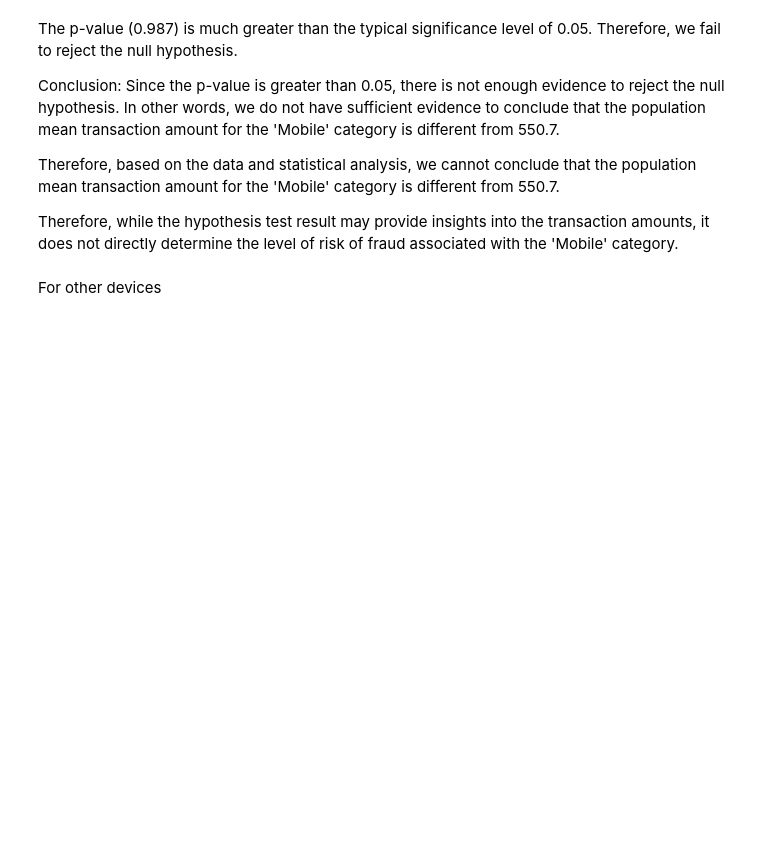
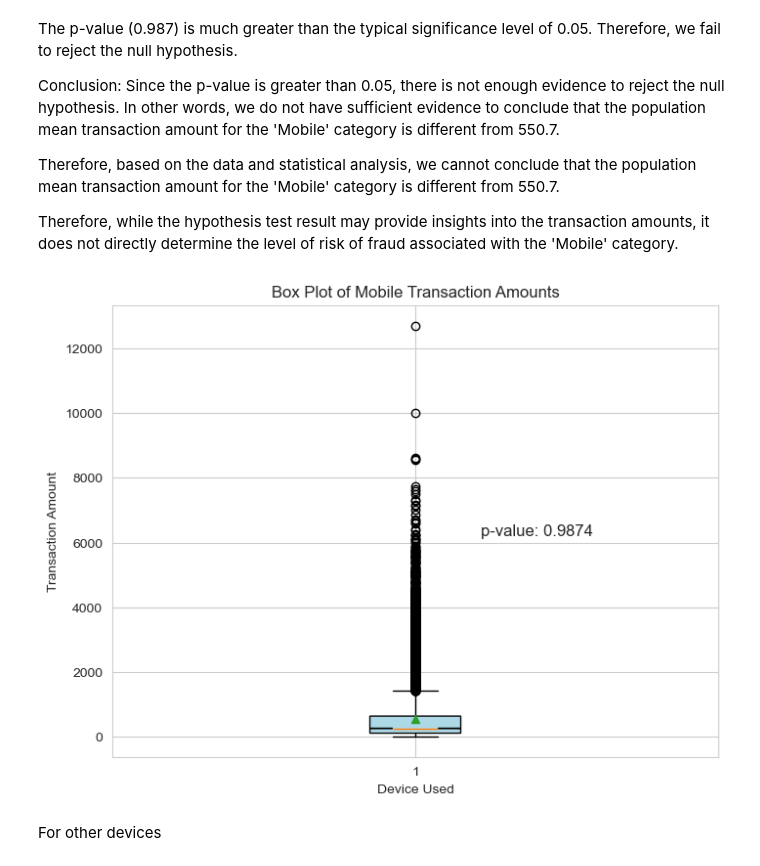
Before and after one commit to muneebsamad/project-1, a Jupyter notebook: Roshni_Script.ipynb, the cells around one changed output. Cells and saved outputs as stored; diff of their text form; code cells hidden in the pictures; blank space fills up the shorter version.

```diff
--- a/Roshni_Script.ipynb
+++ b/Roshni_Script.ipynb
@@ -576,6 +610,24 @@ Since the p-value is greater than 0.05, there is not enough evidence to reject t
 Therefore, based on the data and statistical analysis, we cannot conclude that the population mean transaction amount for the 'Mobile' category is different from 550.7.
 
 Therefore, while the hypothesis test result may provide insights into the transaction amounts, it does not directly determine the level of risk of fraud associated with the 'Mobile' category.
+# %%
+# Set up the box plot
+plt.figure(figsize=(8, 6))
+plt.boxplot(mobile_data, notch=True, patch_artist=True, showmeans=True, boxprops=dict(facecolor='lightblue'))
+plt.title('Box Plot of Mobile Transaction Amounts')
+plt.xlabel('Device Used')
+plt.ylabel('Transaction Amount')
+
+# Define the p-value
+p_value = 0.9874151995316796
+
+# Add the p-value as text to the plot
+plt.text(0.7, 0.5, f'p-value: {p_value:.4f}', transform=plt.gca().transAxes, fontsize=12, ha='center', va='center')
+
+# Display the plot
+plt.show()
+# %% [output]
+[figure, added]
 # %% [markdown]
 For other devices
 # %%
```
Also changed, not shown: parts of 2 cells of this notebook.
